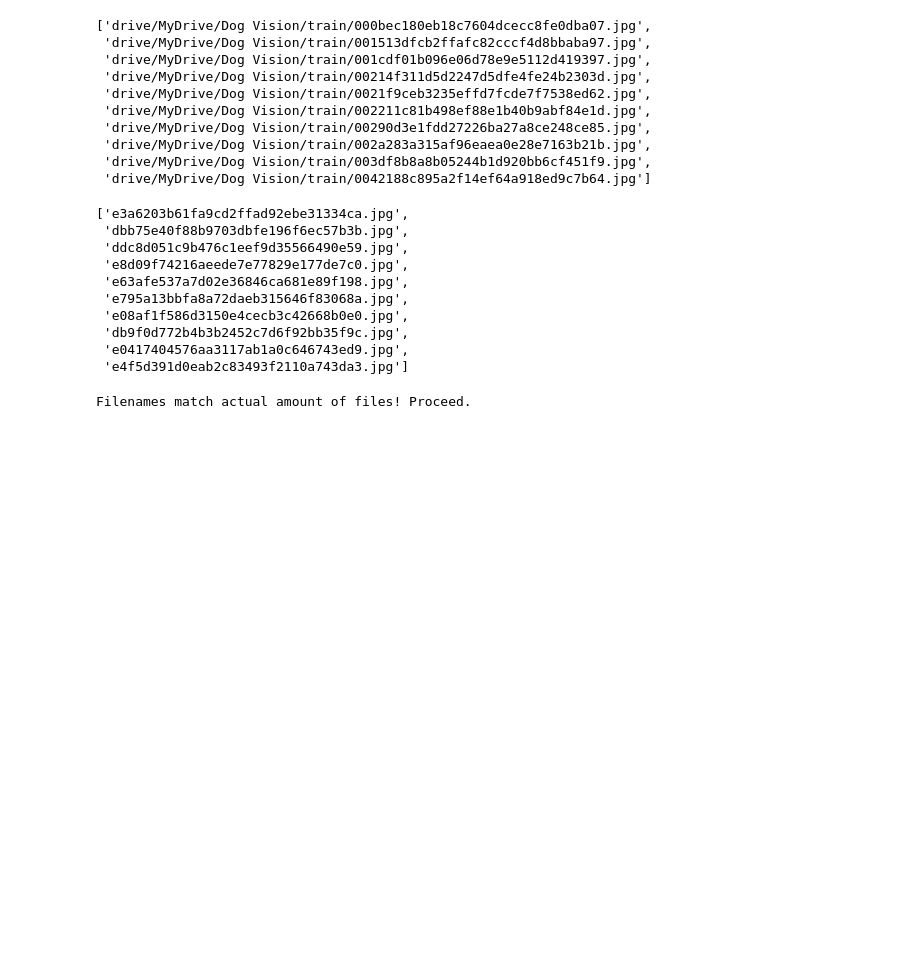
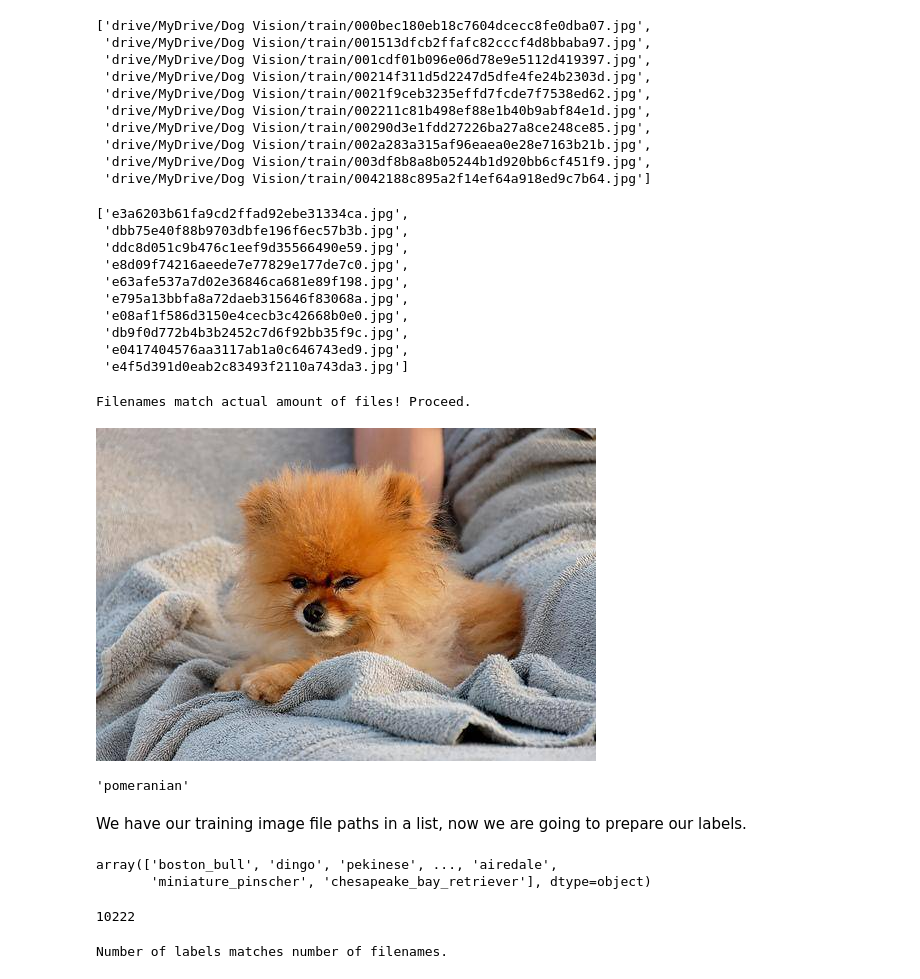
Before and after one commit to ephalt/dog-breed-vision-classification, a Jupyter notebook: dog_vision.ipynb, the cells around one changed output. Saved outputs shown, nothing was run; the diff lists cells and outputs as text; code cells hidden in the pictures; blank space fills up the shorter version.

Commit message:
preparing labels

```diff
--- a/dog_vision.ipynb
+++ b/dog_vision.ipynb
@@ -151,3 +151,33 @@ else:
   print("Filenames do no match actual amount of files, check the target directory.")
 # %% [output]
 Filenames match actual amount of files! Proceed.
+# %%
+# One more check
+Image(filenames[8000])
+# %% [output]
+[figure, added]
+# %%
+labels_csv["breed"][8000]
+# %% [output]
+'pomeranian'
+# %% [markdown]
+We have our training image file paths in a list, now we are going to prepare our labels.
+# %%
+labels = labels_csv["breed"].to_numpy()
+#labels = np.array(labels) # does the same thing as above
+labels
+# %% [output]
+array(['boston_bull', 'dingo', 'pekinese', ..., 'airedale',
+       'miniature_pinscher', 'chesapeake_bay_retriever'], dtype=object)
+# %%
+len(labels)
+# %% [output]
+10222
+# %%
+# See if the number of labels matches the number of filenames
+if len(labels) == len(filenames) :
+  print("Number of labels matches number of filenames.")
+else:
+  print("Number of labels does not matches number of filenames, check data directories.")
+# %% [output]
+Number of labels matches number of filenames.
```
